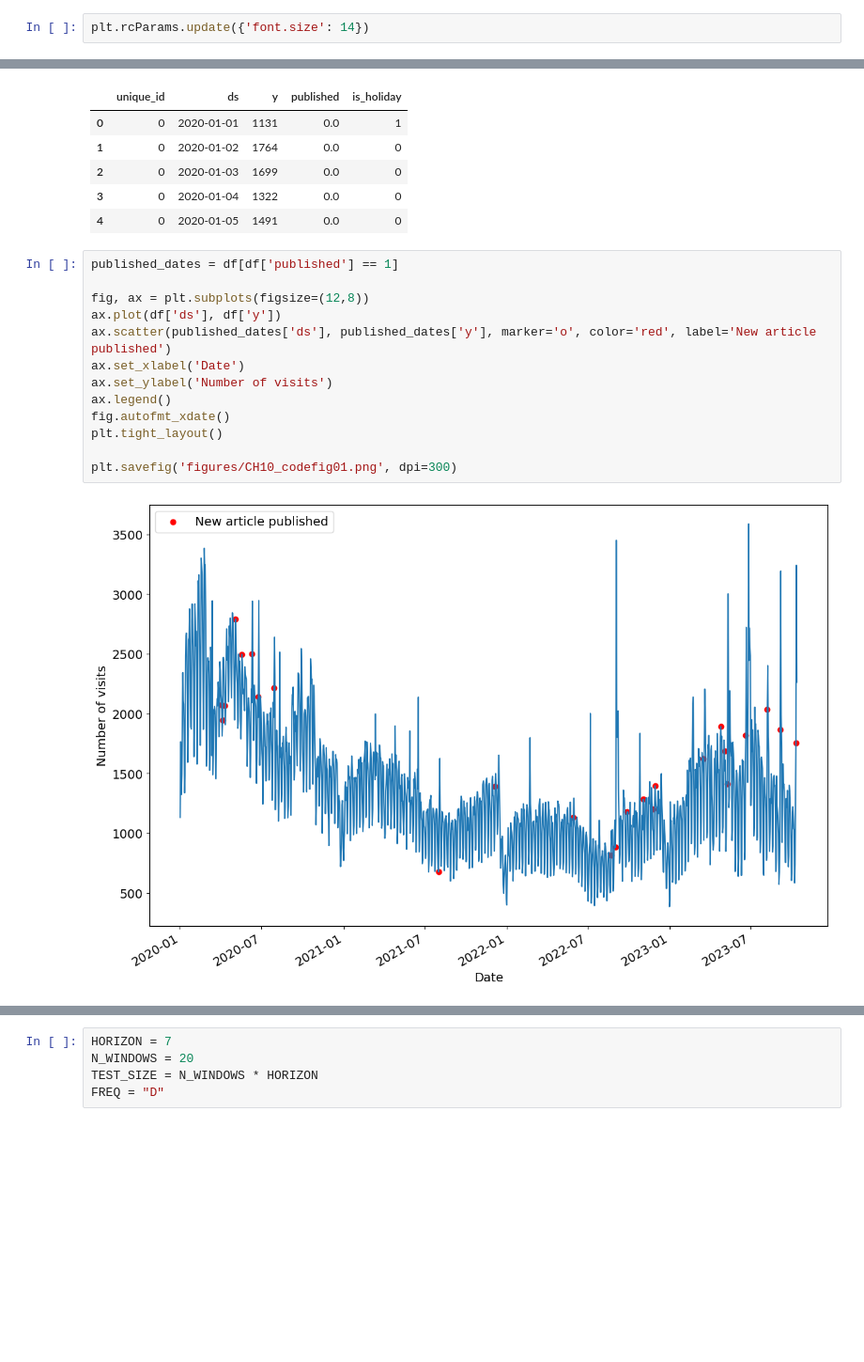
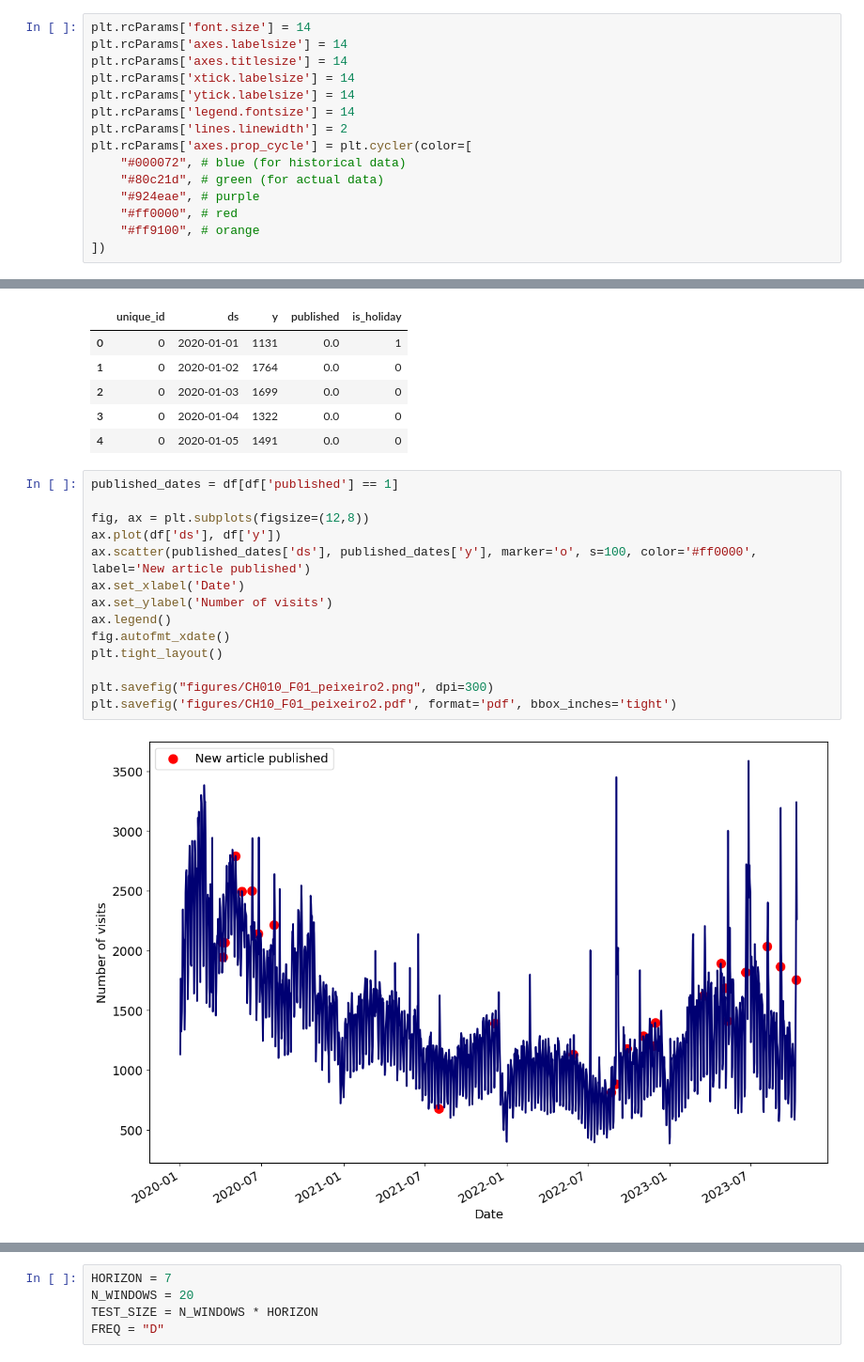
Before and after one commit to marcopeix/TimeSeriesForecastingUsingFoundationModels, a Jupyter notebook: CH10/CH10.ipynb, the cells around one changed output, grey strips where cells are left out. Shown at 94% size. Drawn from its saved outputs; the diff is of its cells as text; blank space fills up the shorter version.

Commit message:
Update figure colors

```diff
--- a/CH10/CH10.ipynb
+++ b/CH10/CH10.ipynb
@@ -13,7 +13,20 @@ from utilsforecast.evaluation import evaluate
 import warnings
 warnings.filterwarnings('ignore')
 # %%
-plt.rcParams.update({'font.size': 14})
+plt.rcParams['font.size'] = 14
+plt.rcParams['axes.labelsize'] = 14
+plt.rcParams['axes.titlesize'] = 14
+plt.rcParams['xtick.labelsize'] = 14
+plt.rcParams['ytick.labelsize'] = 14
+plt.rcParams['legend.fontsize'] = 14
+plt.rcParams['lines.linewidth'] = 2
+plt.rcParams['axes.prop_cycle'] = plt.cycler(color=[
+    "#000072", # blue (for historical data)
+    "#80c21d", # green (for actual data)
+    "#924eae", # purple
+    "#ff0000", # red
+    "#ff9100", # orange
+])
 # %% [markdown]
 ## Explore the data
 # %%
@@ -29,18 +42,19 @@ df.head()
 # %%
 published_dates = df[df['published'] == 1]
 
 fig, ax = plt.subplots(figsize=(12,8))
 ax.plot(df['ds'], df['y'])
-ax.scatter(published_dates['ds'], published_dates['y'], marker='o', color='red', label='New article published')
+ax.scatter(published_dates['ds'], published_dates['y'], marker='o', s=100, color='#ff0000', label='New article published')
 ax.set_xlabel('Date')
 ax.set_ylabel('Number of visits')
 ax.legend()
 fig.autofmt_xdate()
 plt.tight_layout()
 
-plt.savefig('figures/CH10_codefig01.png', dpi=300)
+plt.savefig("figures/CH010_F01_peixeiro2.png", dpi=300)
+plt.savefig('figures/CH10_F01_peixeiro2.pdf', format='pdf', bbox_inches='tight')
 # %% [output]
-[figure, old version]
+[figure, new version]
 # %%
 latest_date = df['ds'].max()
 start_date = latest_date - pd.Timedelta(days=56)
```
Also changed, not shown: parts of 3 cells of this notebook, 8 other files.
